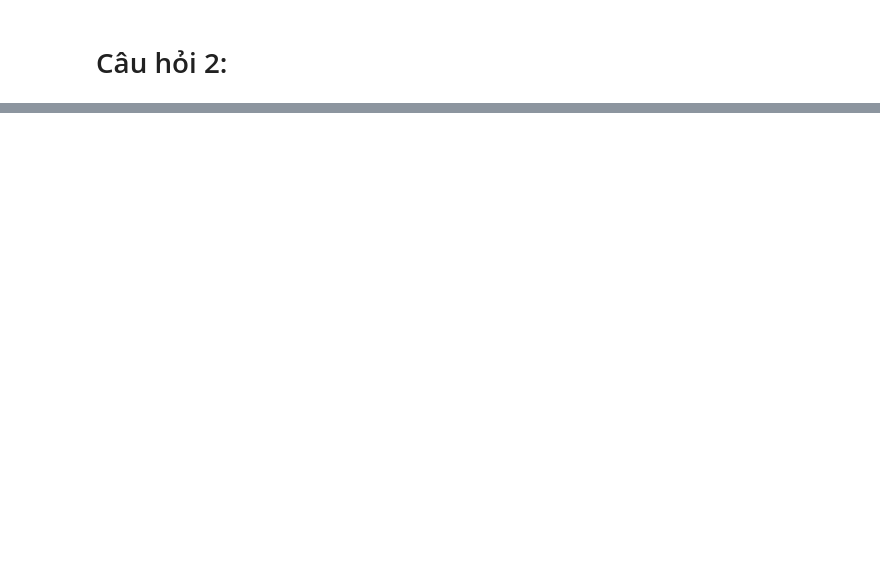
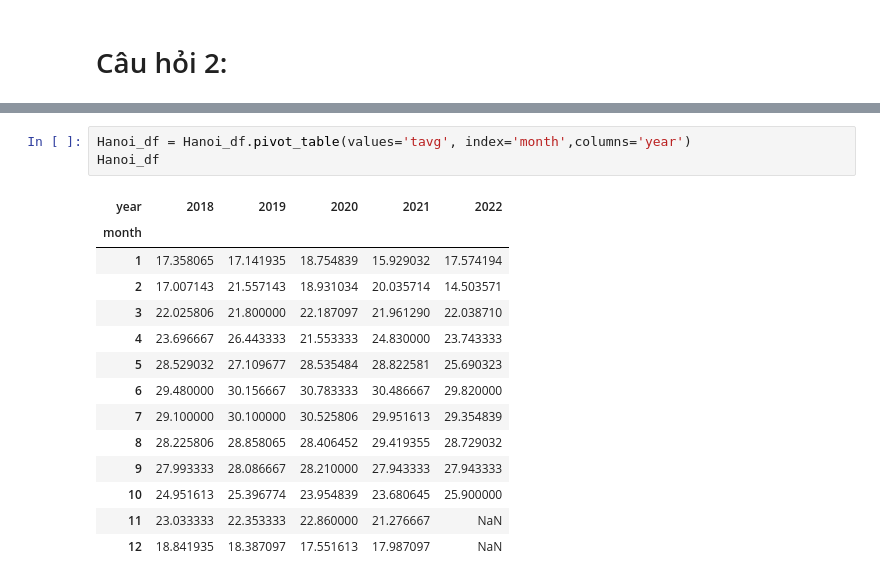
Before and after one commit to the0nlyWyvern/Weather-Analysis, a Jupyter notebook: UnderstandData_Part1.ipynb, the cells around one changed output, grey strips where cells are left out. Saved outputs shown, nothing was run; the diff lists cells and outputs as text; blank space fills up the shorter version.

```diff
--- a/UnderstandData_Part1.ipynb
+++ b/UnderstandData_Part1.ipynb
@@ -110,0 +135,18 @@ array(['Sukhumi', 'Baku', 'Manama', 'Dhaka', 'Bandar Seri Begawan',
+# %%
+Hanoi_df = Hanoi_df.pivot_table(values='tavg', index='month',columns='year')
+Hanoi_df
+# %% [output]
+| year | 2018 | 2019 | 2020 | 2021 | 2022 |
+| month |  |  |  |  |  |
+| 1 | 17.358065 | 17.141935 | 18.754839 | 15.929032 | 17.574194 |
+| 2 | 17.007143 | 21.557143 | 18.931034 | 20.035714 | 14.503571 |
+| 3 | 22.025806 | 21.800000 | 22.187097 | 21.961290 | 22.038710 |
+| 4 | 23.696667 | 26.443333 | 21.553333 | 24.830000 | 23.743333 |
+| 5 | 28.529032 | 27.109677 | 28.535484 | 28.822581 | 25.690323 |
+| 6 | 29.480000 | 30.156667 | 30.783333 | 30.486667 | 29.820000 |
+| 7 | 29.100000 | 30.100000 | 30.525806 | 29.951613 | 29.354839 |
+| 8 | 28.225806 | 28.858065 | 28.406452 | 29.419355 | 28.729032 |
+| 9 | 27.993333 | 28.086667 | 28.210000 | 27.943333 | 27.943333 |
+| 10 | 24.951613 | 25.396774 | 23.954839 | 23.680645 | 25.900000 |
+| 11 | 23.033333 | 22.353333 | 22.860000 | 21.276667 | NaN |
+| 12 | 18.841935 | 18.387097 | 17.551613 | 17.987097 | NaN |
```
Also changed, not shown: parts of 23 cells of this notebook.
